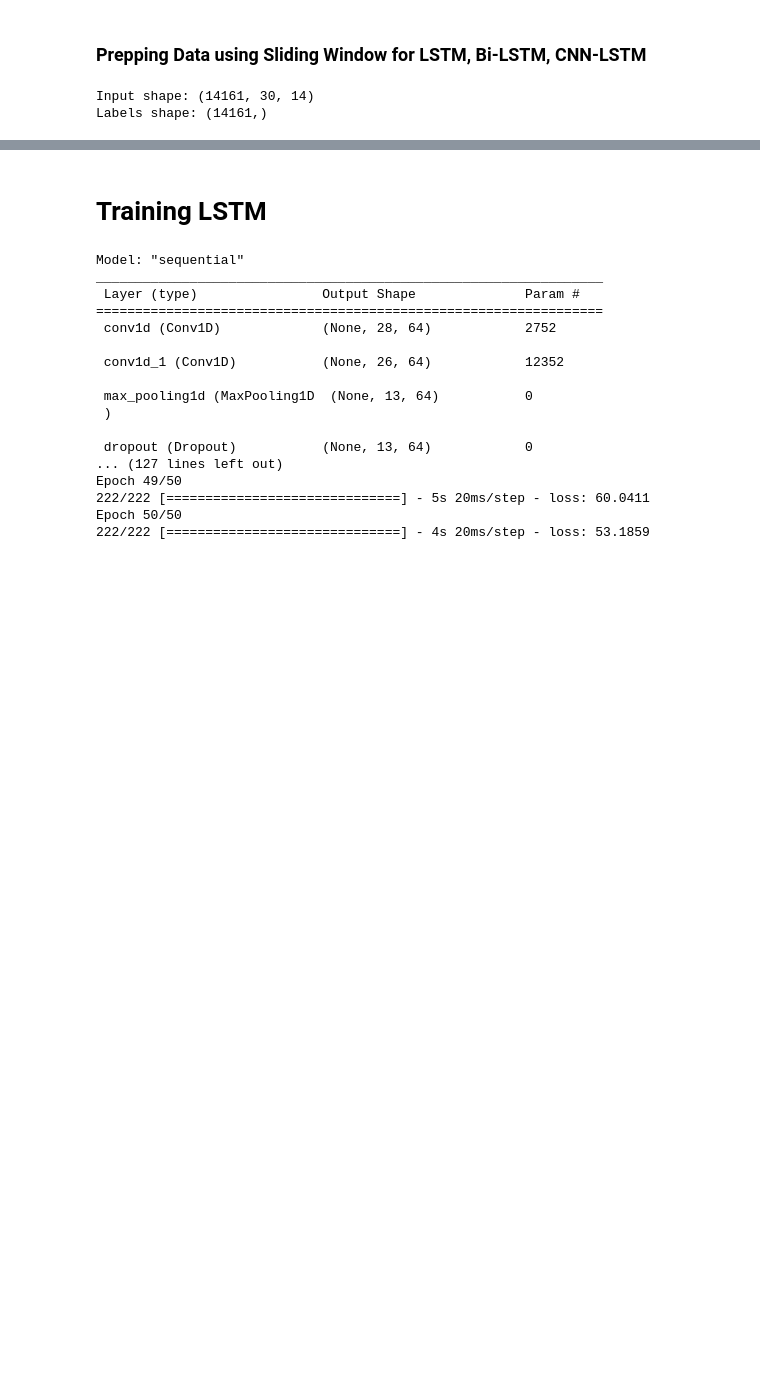
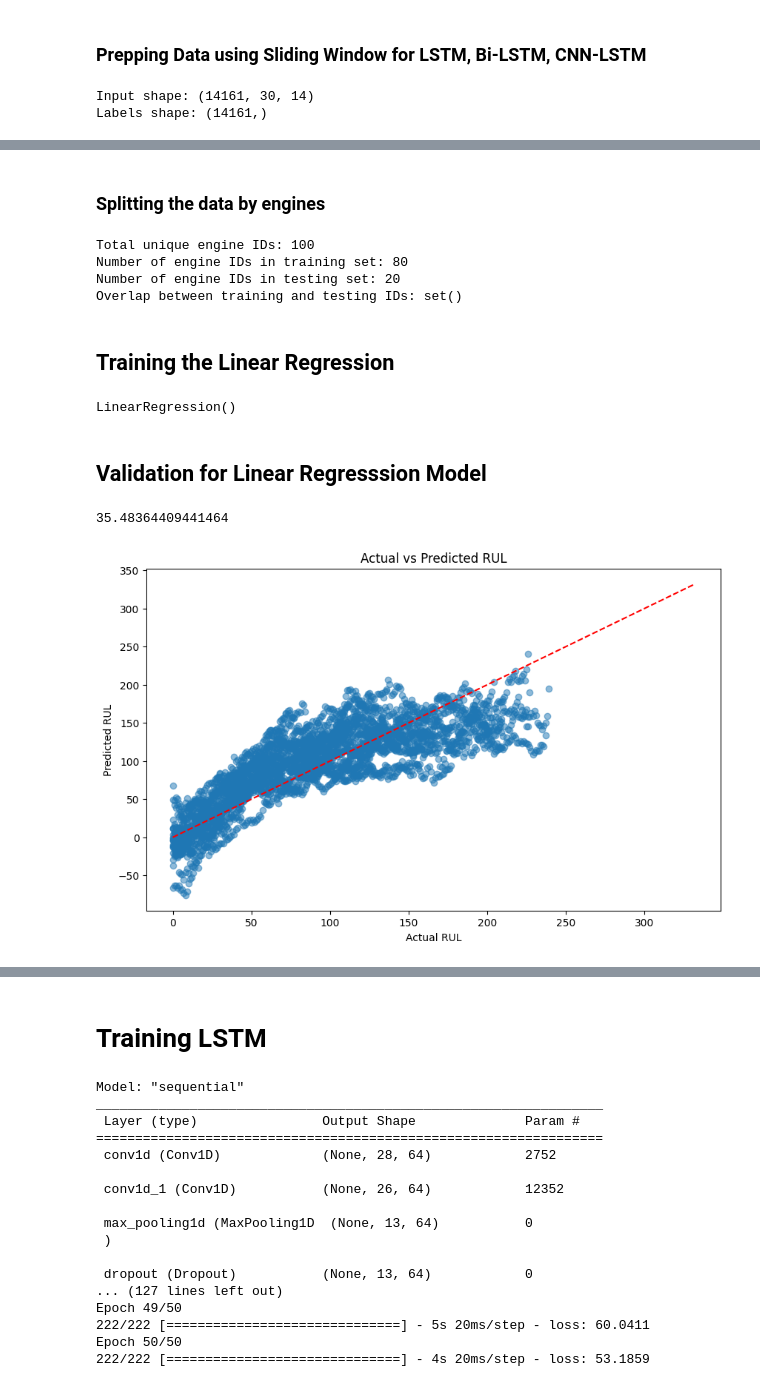
Before and after one commit to sh3ngsh3ng/CMAPSS_GRP_2, a Jupyter notebook: main_ys.ipynb, the cells around one changed output, grey strips where cells are left out. Drawn from its saved outputs; the diff is of its cells as text; code cells hidden in the pictures; blank space fills up the shorter version.

Commit message:
added linear regression

```diff
--- a/main_ys.ipynb
+++ b/main_ys.ipynb
@@ -147,0 +230,3 @@ from tensorflow.keras.layers import Conv1D, MaxPooling1D, LSTM, Dense, Dropout,
+# %%
+from tsfresh import select_features
+X_selected = select_features(X, y)
@@ -147,0 +243,52 @@ from tensorflow.keras.layers import Conv1D, MaxPooling1D, LSTM, Dense, Dropout,
+# %% [markdown]
+### Splitting the data by engines
+# %%
+# Extract engine IDs from 'id'
+features_labels_df['engine_id'] = features_labels_df['id'].apply(lambda x: x.split('_')[0])
+features_labels_df['engine_id'] = features_labels_df['engine_id'].astype(int) # cast type to int for masking
+
+# Create masks for training and testing data
+train_mask = features_labels_df['engine_id'].isin(train_engine_ids)
+test_mask = features_labels_df['engine_id'].isin(test_engine_ids)
+
+# Split the data based on engine
+X_train = X_selected[train_mask]
+X_test = X_selected[test_mask]
+y_train = y[train_mask]
+y_test = y[test_mask]
+# %%
+print("Total unique engine IDs:", features_labels_df['engine_id'].nunique())
+print("Number of engine IDs in training set:", len(train_engine_ids))
+print("Number of engine IDs in testing set:", len(test_engine_ids))
+print("Overlap between training and testing IDs:", set(train_engine_ids).intersection(set(test_engine_ids)))
+# %% [output]
+Total unique engine IDs: 100
+Number of engine IDs in training set: 80
+Number of engine IDs in testing set: 20
+Overlap between training and testing IDs: set()
+# %% [markdown]
+## Training the Linear Regression
+# %%
+model = LinearRegression()
+model.fit(X_train, y_train)
+# %% [output]
+LinearRegression()
+# %% [markdown]
+## Validation for Linear Regresssion Model
+# %%
+from sklearn.metrics import mean_squared_error
+y_pred = model.predict(X_test)
+rmse = np.sqrt(mean_squared_error(y_test, y_pred))
+rmse
+# %% [output]
+35.48364409441464
+# %%
+plt.figure(figsize=(10, 6))
+plt.scatter(y_test, y_pred, alpha=0.5)
+plt.xlabel('Actual RUL')
+plt.ylabel('Predicted RUL')
+plt.title('Actual vs Predicted RUL')
+plt.plot([y.min(), y.max()], [y.min(), y.max()], 'r--')
+plt.show()
+# %% [output]
+[figure, added]
```
Also changed, not shown: parts of 11 cells of this notebook.
